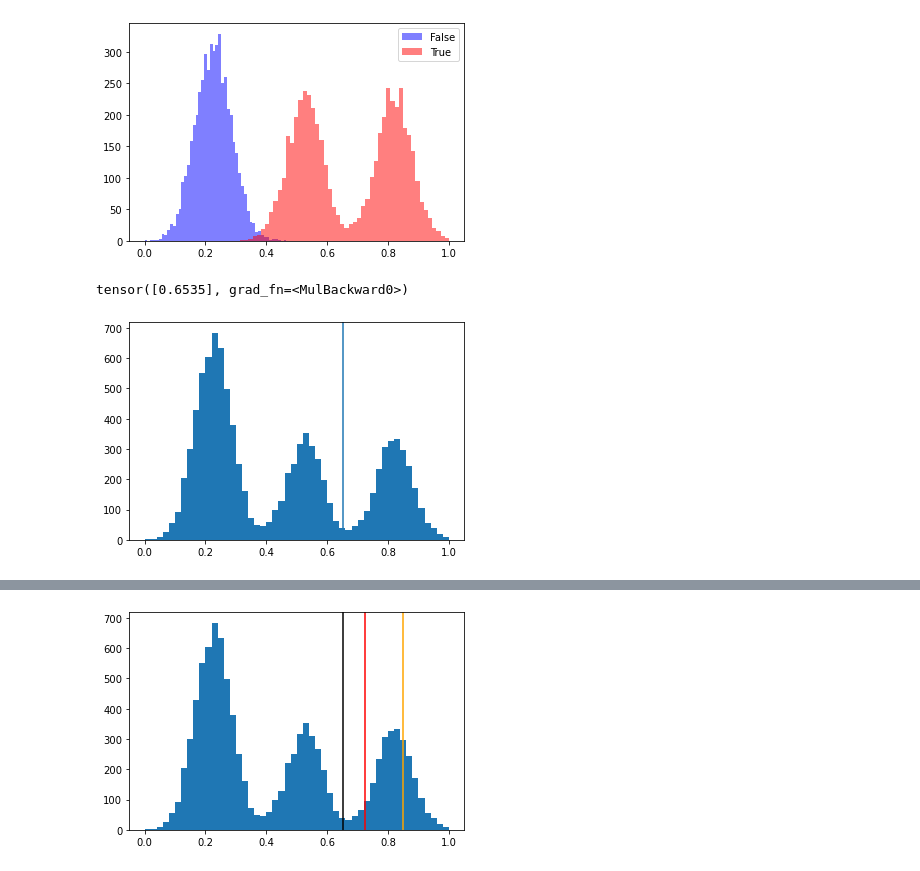
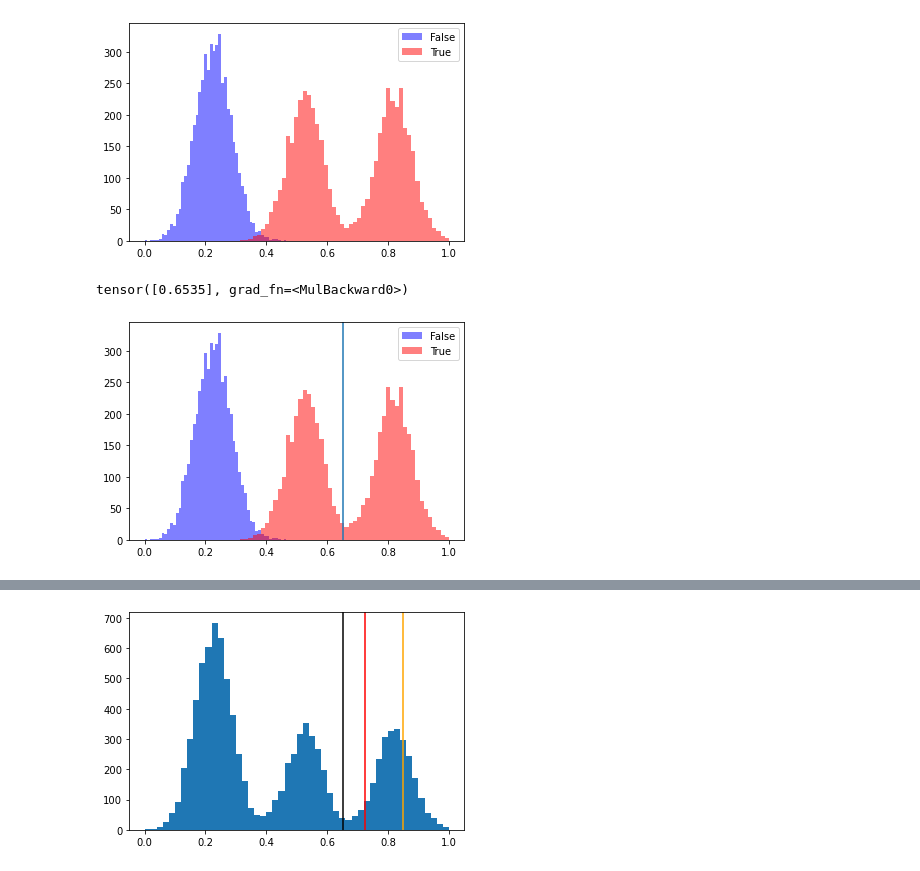
Before and after one commit to JimmyJHickey/Dynamic-Survival-Cutpoints, a Jupyter notebook: class_test.ipynb, the cells around one changed output, grey strips where cells are left out. Saved outputs shown, nothing was run; the diff lists cells and outputs as text; code cells hidden in the pictures.

```diff
--- a/class_test.ipynb
+++ b/class_test.ipynb
@@ -298,11 +298,13 @@ plt.show()
 cutpoint0 = 0.45
 m = Model(X, t, cutpoint = cutpoint0)
 m.train()
-# %%
-print(m.cutpoint)
-plt.hist(t, bins=50)
-plt.axvline(m.cutpoint)
-plt.show()
-# %% [output]
-tensor([0.6535], grad_fn=<MulBackward0>)
-[figure, removed]
+# %%
+print(m.cutpoint)
+plt.axvline(m.cutpoint)
+plt.hist(t[y==0], bins=50, alpha = 0.5, color = "blue", label="False")
+plt.hist(t[y==1], bins=50, alpha = 0.5, color = "red", label="True")
+plt.legend()
+plt.show()
+# %% [output]
+tensor([0.6535], grad_fn=<MulBackward0>)
+[figure, added]
```
Also changed, not shown: parts of 9 cells of this notebook, 1 other file.
